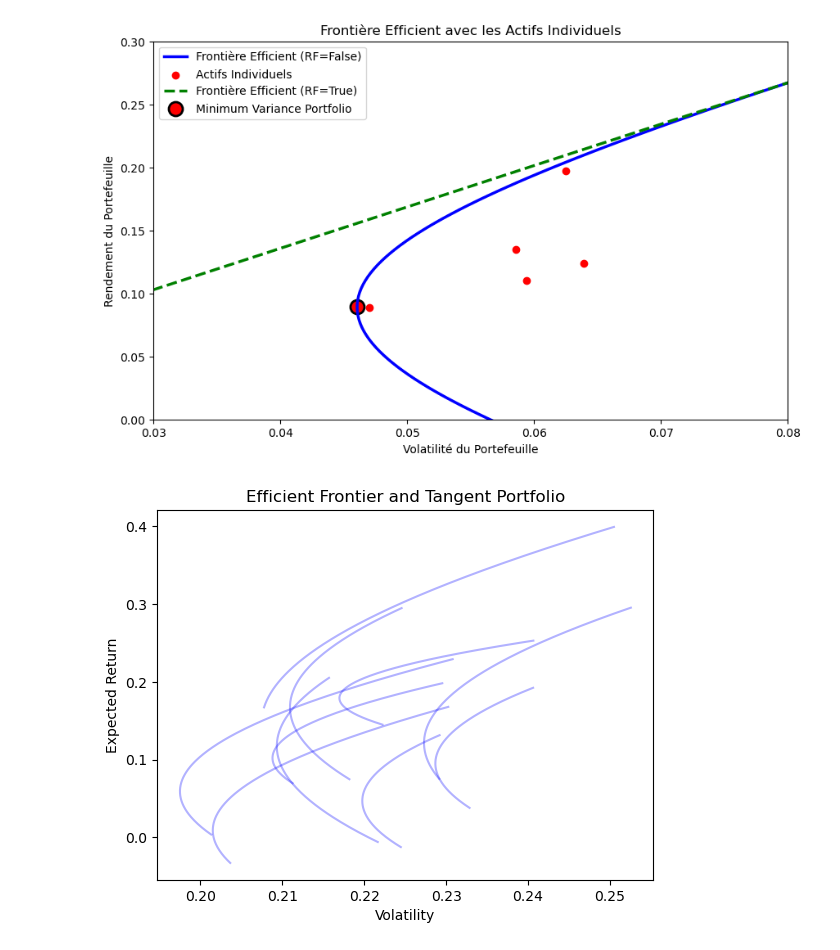
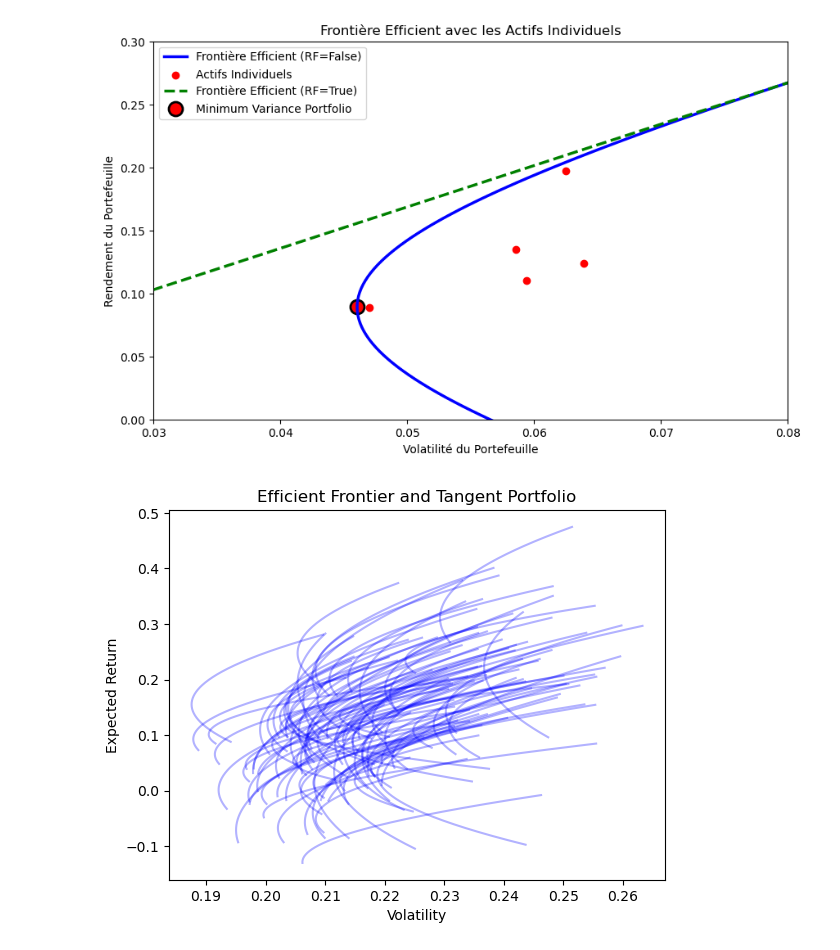
Before and after one commit to DominicPrenovost/TP1-PF-management, a Jupyter notebook: Bootstrap.ipynb, the cells around one changed output. Saved outputs shown, nothing was run; the diff lists cells and outputs as text; code cells hidden in the pictures.

```diff
--- a/Bootstrap.ipynb
+++ b/Bootstrap.ipynb
@@ -510,6 +510,6 @@ def bootsrap(ret, R_cible, rf, methode_moy, N_boot):
 
     plt.show()
 # %%
-bootsrap(rets_5, 0.10, 0.0044, 'moyenne', 10)
+bootsrap(rets_5, 0.10, 0.0044, 'moyenne', 100)
 # %% [output]
-[figure, old version]
+[figure, new version]
```
